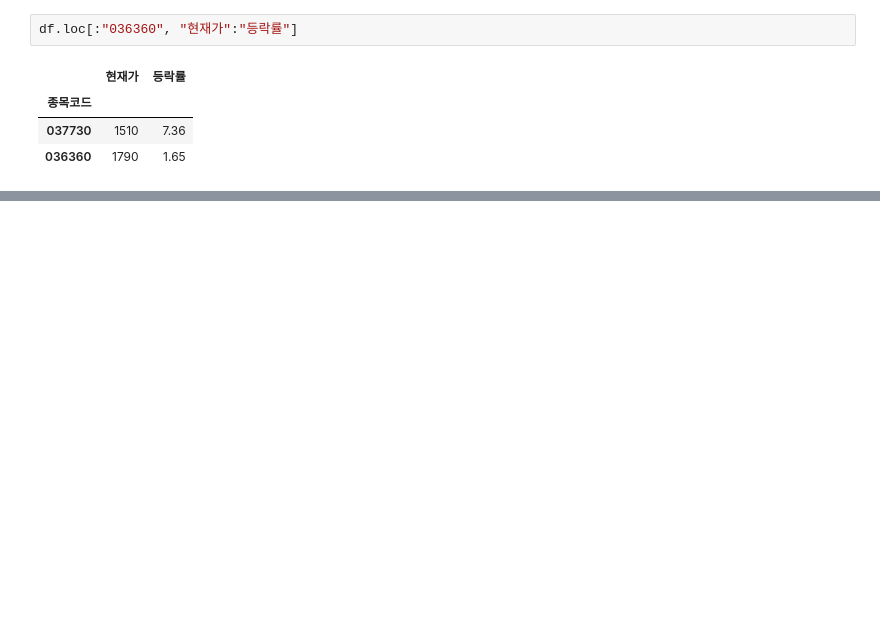
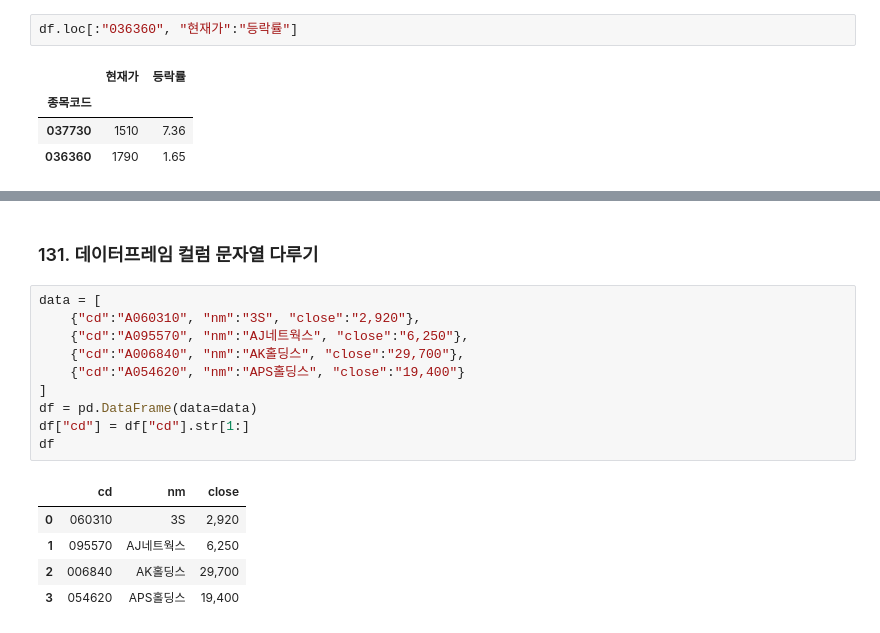
Before and after one commit to yeseul520/pandas-300, a Jupyter notebook: 03_dataframe.ipynb, the cells around one changed output, grey strips where cells are left out. Saved outputs shown, nothing was run; the diff lists cells and outputs as text; blank space fills up the shorter version.

```diff
--- a/03_dataframe.ipynb
+++ b/03_dataframe.ipynb
@@ -342,0 +492,18 @@ df.loc[:"036360", "현재가":"등락률"]
+# %% [markdown]
+### 131. 데이터프레임 컬럼 문자열 다루기
+# %%
+data = [
+    {"cd":"A060310", "nm":"3S", "close":"2,920"},
+    {"cd":"A095570", "nm":"AJ네트웍스", "close":"6,250"},
+    {"cd":"A006840", "nm":"AK홀딩스", "close":"29,700"},
+    {"cd":"A054620", "nm":"APS홀딩스", "close":"19,400"}
+]
+df = pd.DataFrame(data=data)
+df["cd"] = df["cd"].str[1:]
+df
+# %% [output]
+|  | cd | nm | close |
+| 0 | 060310 | 3S | 2,920 |
+| 1 | 095570 | AJ네트웍스 | 6,250 |
+| 2 | 006840 | AK홀딩스 | 29,700 |
+| 3 | 054620 | APS홀딩스 | 19,400 |
```
Also changed, not shown: parts of 39 cells of this notebook, 1 other file.
